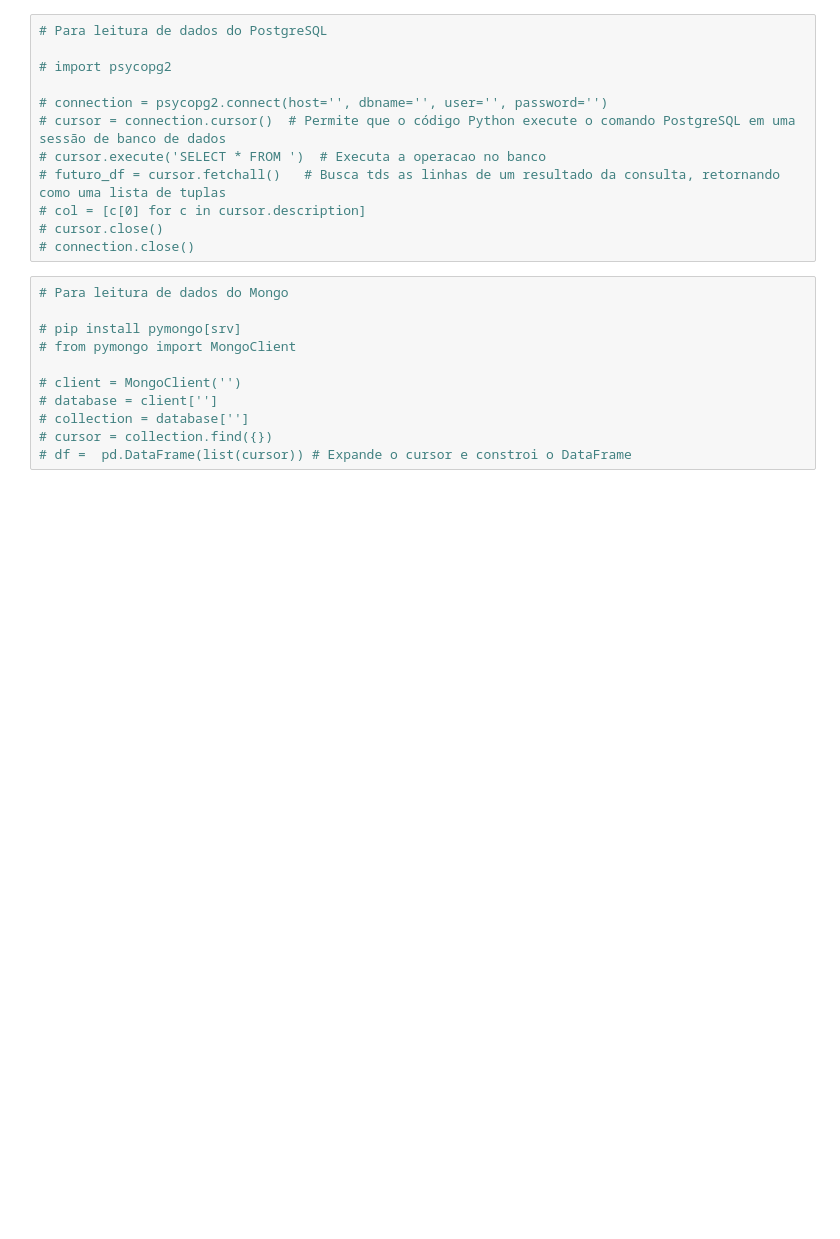
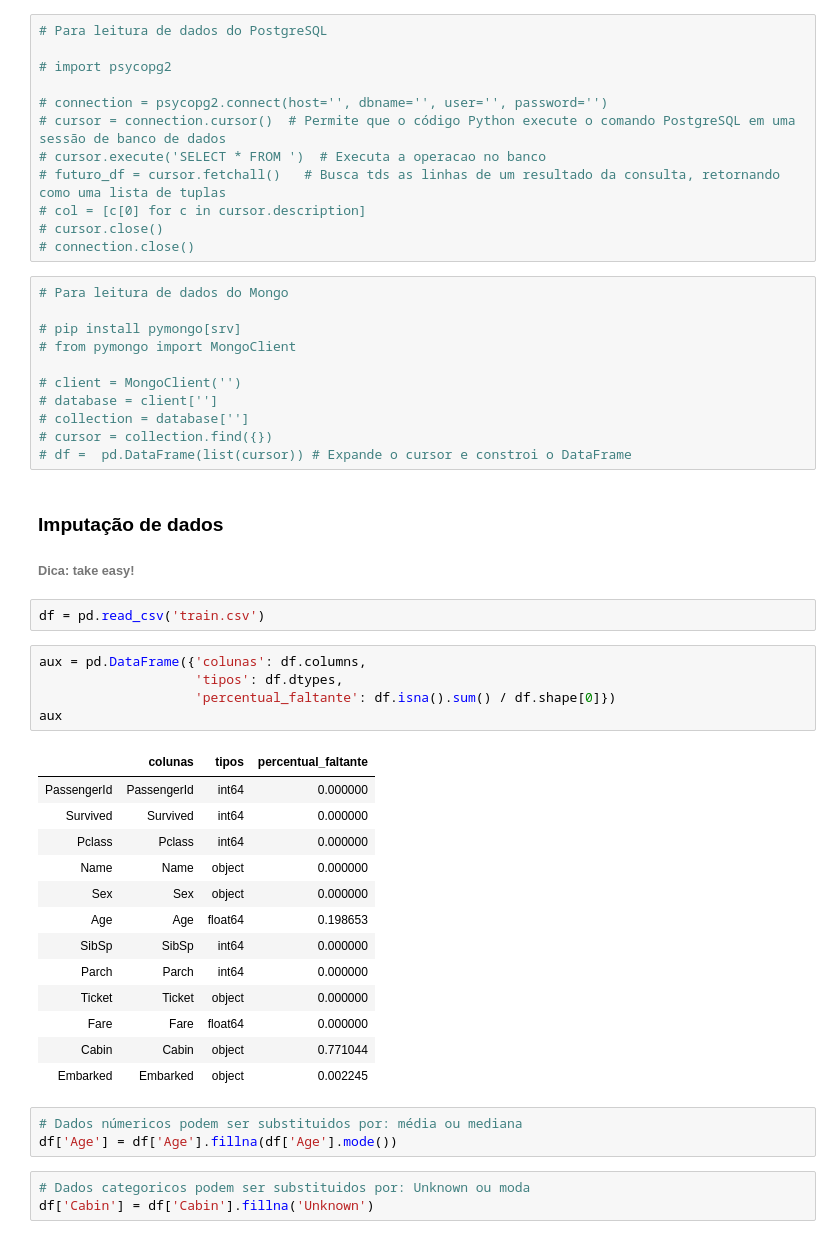
Before and after one commit to marinaramalhete/Codenation-Data-Science, a Jupyter notebook: Semana2/semana2.ipynb, the cells around one changed output. Drawn from its saved outputs; the diff is of its cells as text; blank space fills up the shorter version.

```diff
--- a/Semana2/semana2.ipynb
+++ b/Semana2/semana2.ipynb
@@ -677,3 +677,33 @@ dataframe_leitura.head()
 # collection = database['']
 # cursor = collection.find({})
 # df =  pd.DataFrame(list(cursor)) # Expande o cursor e constroi o DataFrame
+# %% [markdown]
+### Imputação de dados
+###### Dica: take easy!
+# %%
+df = pd.read_csv('train.csv')
+# %%
+aux = pd.DataFrame({'colunas': df.columns,
+                    'tipos': df.dtypes,
+                    'percentual_faltante': df.isna().sum() / df.shape[0]})
+aux
+# %% [output]
+|  | colunas | tipos | percentual_faltante |
+| PassengerId | PassengerId | int64 | 0.000000 |
+| Survived | Survived | int64 | 0.000000 |
+| Pclass | Pclass | int64 | 0.000000 |
+| Name | Name | object | 0.000000 |
+| Sex | Sex | object | 0.000000 |
+| Age | Age | float64 | 0.198653 |
+| SibSp | SibSp | int64 | 0.000000 |
+| Parch | Parch | int64 | 0.000000 |
+| Ticket | Ticket | object | 0.000000 |
+| Fare | Fare | float64 | 0.000000 |
+| Cabin | Cabin | object | 0.771044 |
+| Embarked | Embarked | object | 0.002245 |
+# %%
+# Dados númericos podem ser substituidos por: média ou mediana
+df['Age'] = df['Age'].fillna(df['Age'].mode())
+# %%
+# Dados categoricos podem ser substituidos por: Unknown ou moda
+df['Cabin'] = df['Cabin'].fillna('Unknown')
```
Also changed, not shown: parts of 3 cells of this notebook.
